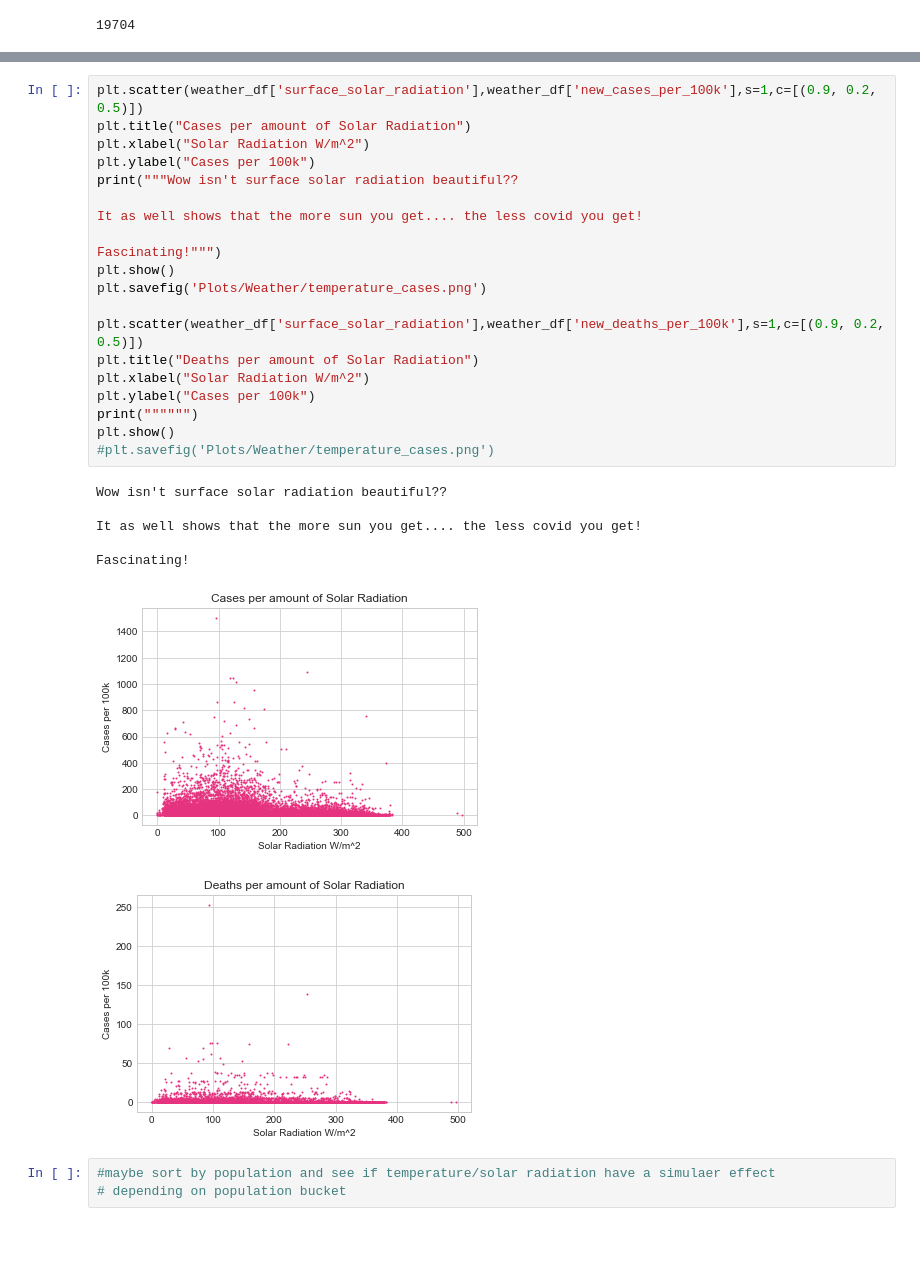
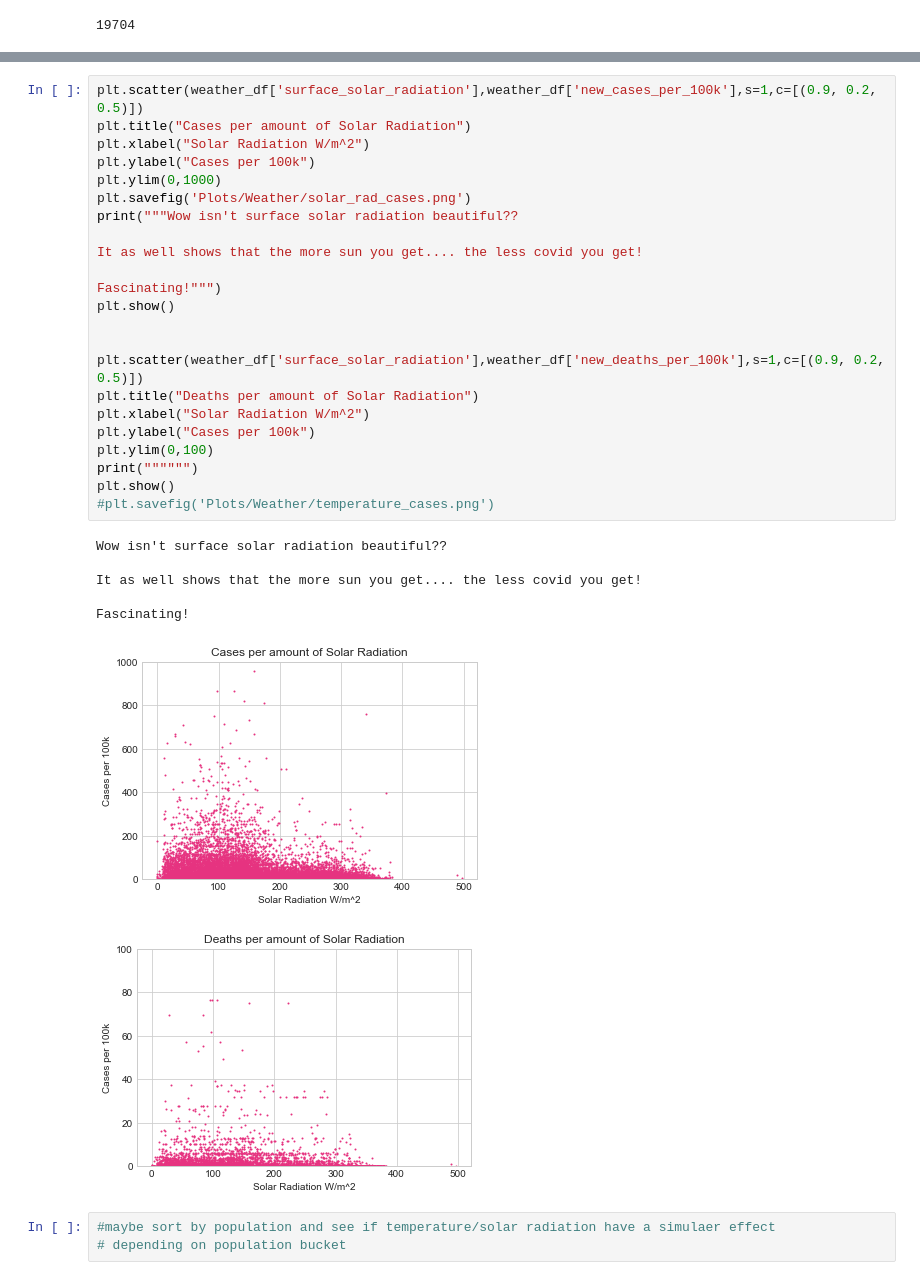
Before and after one commit to pkriger/project-01, a Jupyter notebook: Weather_Analysis - copy PK.ipynb, the cells around one changed output, grey strips where cells are left out. Cells and saved outputs as stored; diff of their text form; blank space fills up the shorter version.

```diff
--- a/Weather_Analysis - copy PK.ipynb
+++ b/Weather_Analysis - copy PK.ipynb
@@ -109,31 +111,34 @@ This Graph shows even more clearly that temperature has a negative correlation t
 # %%
 plt.scatter(weather_df['surface_solar_radiation'],weather_df['new_cases_per_100k'],s=1,c=[(0.9, 0.2, 0.5)])
 plt.title("Cases per amount of Solar Radiation")
 plt.xlabel("Solar Radiation W/m^2")
 plt.ylabel("Cases per 100k")
+plt.ylim(0,1000)
+plt.savefig('Plots/Weather/solar_rad_cases.png')
 print("""Wow isn't surface solar radiation beautiful??
 
 It as well shows that the more sun you get.... the less covid you get!
 
 Fascinating!""")
 plt.show()
-plt.savefig('Plots/Weather/temperature_cases.png')
+
 
 plt.scatter(weather_df['surface_solar_radiation'],weather_df['new_deaths_per_100k'],s=1,c=[(0.9, 0.2, 0.5)])
 plt.title("Deaths per amount of Solar Radiation")
 plt.xlabel("Solar Radiation W/m^2")
 plt.ylabel("Cases per 100k")
+plt.ylim(0,100)
 print("""""")
 plt.show()
 #plt.savefig('Plots/Weather/temperature_cases.png')
 # %% [output]
 Wow isn't surface solar radiation beautiful??
 
 It as well shows that the more sun you get.... the less covid you get!
 
 Fascinating!
-[figure, old version]
+[figure, new version]
-[figure, old version]
+[figure, new version]
 # %%
 #maybe sort by population and see if temperature/solar radiation have a simulaer effect
 # depending on population bucket
```
Also changed, not shown: parts of 6 cells of this notebook, 11 other files.
